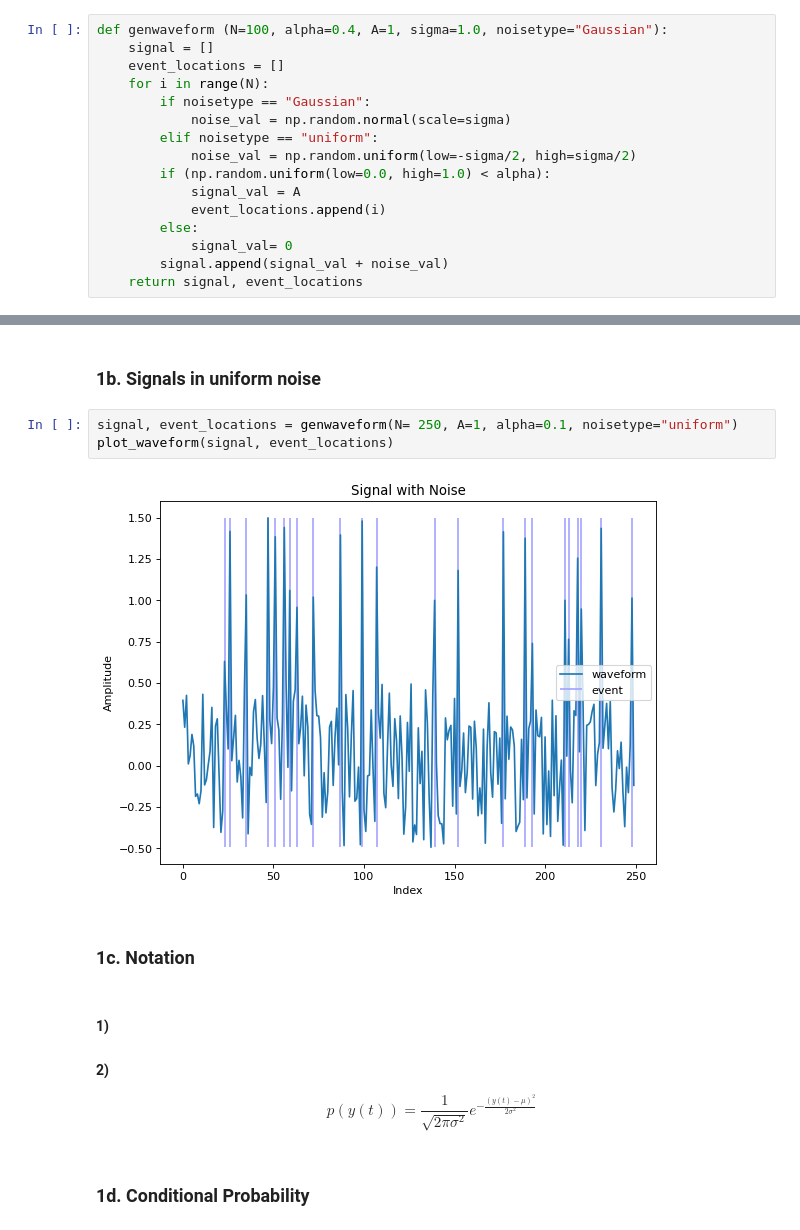
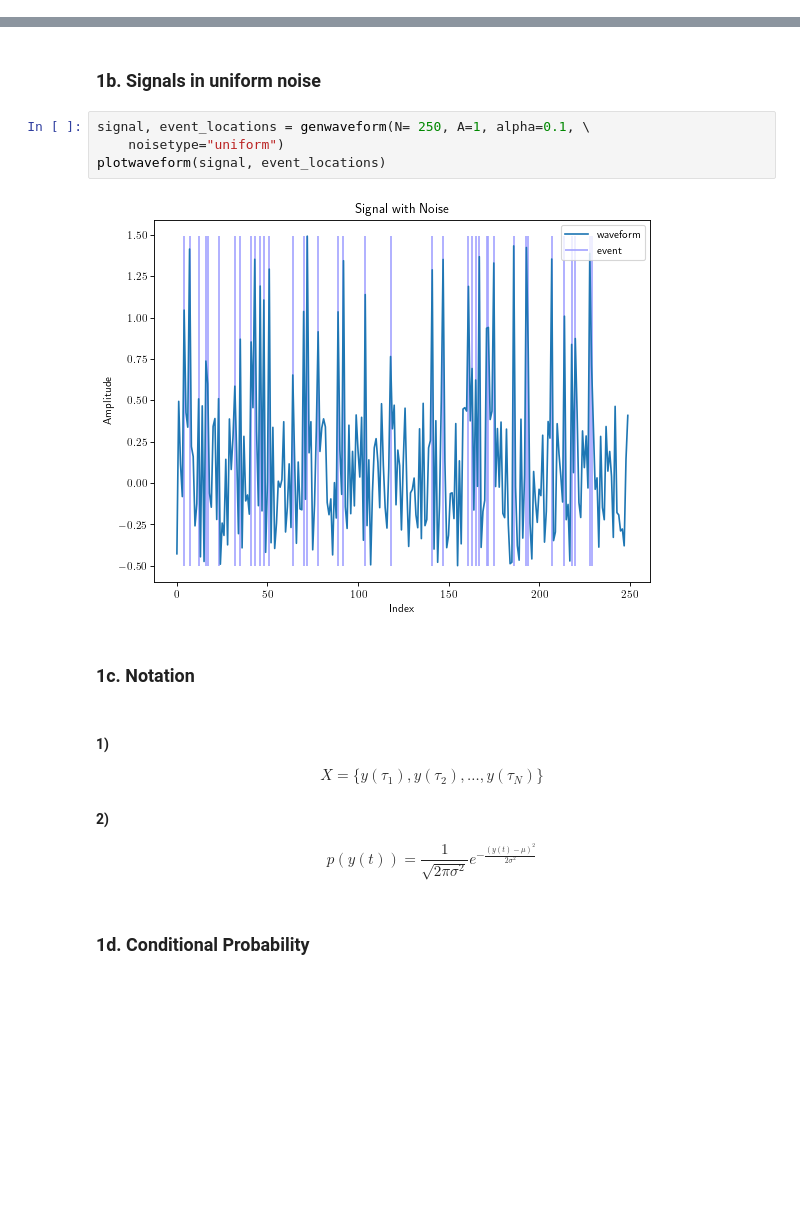
Before and after one commit to johnmays/CSDS_364_HW, a Jupyter notebook: A2/A2a/464-A2a-jkm100.ipynb, the cells around one changed output, grey strips where cells are left out. Saved outputs shown, nothing was run; the diff lists cells and outputs as text; blank space fills up the shorter version.

```diff
--- a/A2/A2a/464-A2a-jkm100.ipynb
+++ b/A2/A2a/464-A2a-jkm100.ipynb
@@ -16,16 +8,0 @@ rc('text', usetex=True)
-# %%
-def genwaveform (N=100, alpha=0.4, A=1, sigma=1.0, noisetype="Gaussian"):
-    signal = []
-    event_locations = []
-    for i in range(N):
-        if noisetype == "Gaussian":
-            noise_val = np.random.normal(scale=sigma)
-        elif noisetype == "uniform":
-            noise_val = np.random.uniform(low=-sigma/2, high=sigma/2)
-        if (np.random.uniform(low=0.0, high=1.0) < alpha):
-            signal_val = A
-            event_locations.append(i)
-        else:
-            signal_val= 0
-        signal.append(signal_val + noise_val)
-    return signal, event_locations
@@ -47,14 +17,16 @@ plot_waveform(signal, event_locations)
 # %% [markdown]
 ### 1b. Signals in uniform noise
 # %%
-signal, event_locations = genwaveform(N= 250, A=1, alpha=0.1, noisetype="uniform")
-plot_waveform(signal, event_locations)
+signal, event_locations = genwaveform(N= 250, A=1, alpha=0.1, \
+    noisetype="uniform")
+plotwaveform(signal, event_locations)
 # %% [output]
-[figure, old version]
+[figure, new version]
 # %% [markdown]
 ### 1c. Notation
 # %% [markdown]
 #### 1)
+$$X=\{y(\tau_1), y(\tau_2), \dots, y(\tau_N)\}$$
 
 #### 2)
 $$p(y(t)) = \frac{1}{\sqrt{2 \pi \sigma^2}}e^{-\frac{(y(t)-\mu)^{2}}{2\sigma^{2}}}$$
```
Also changed, not shown: parts of 20 cells of this notebook, 4 other files.
